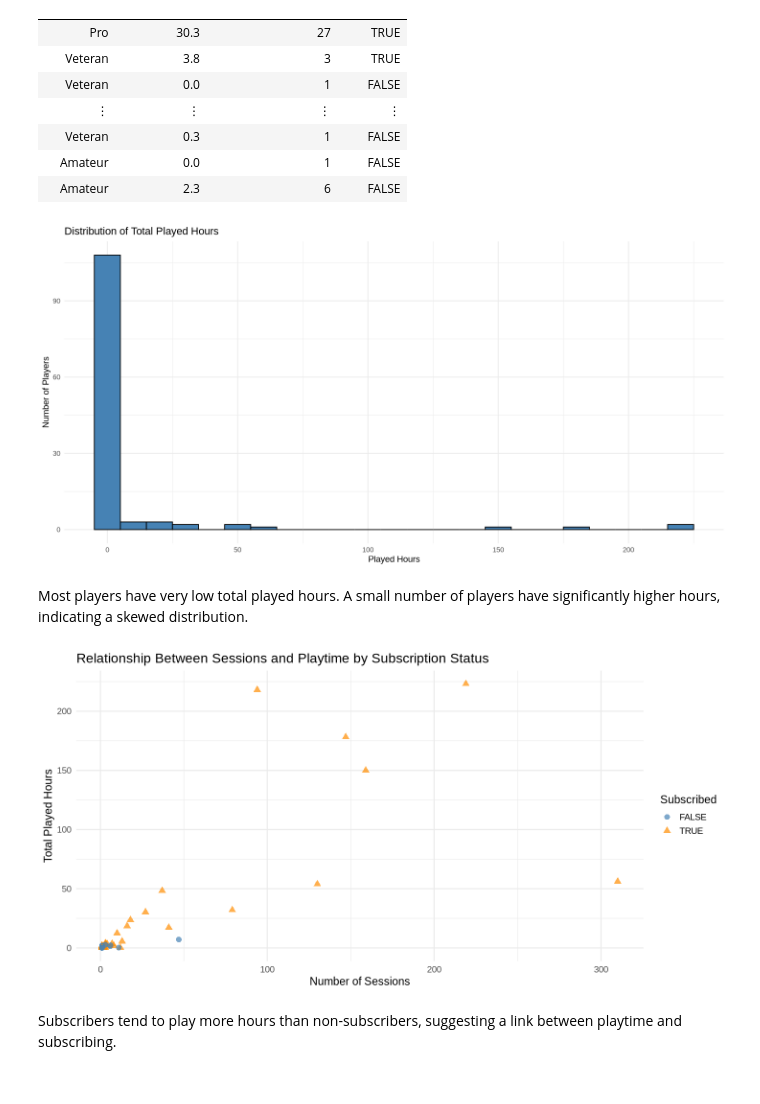
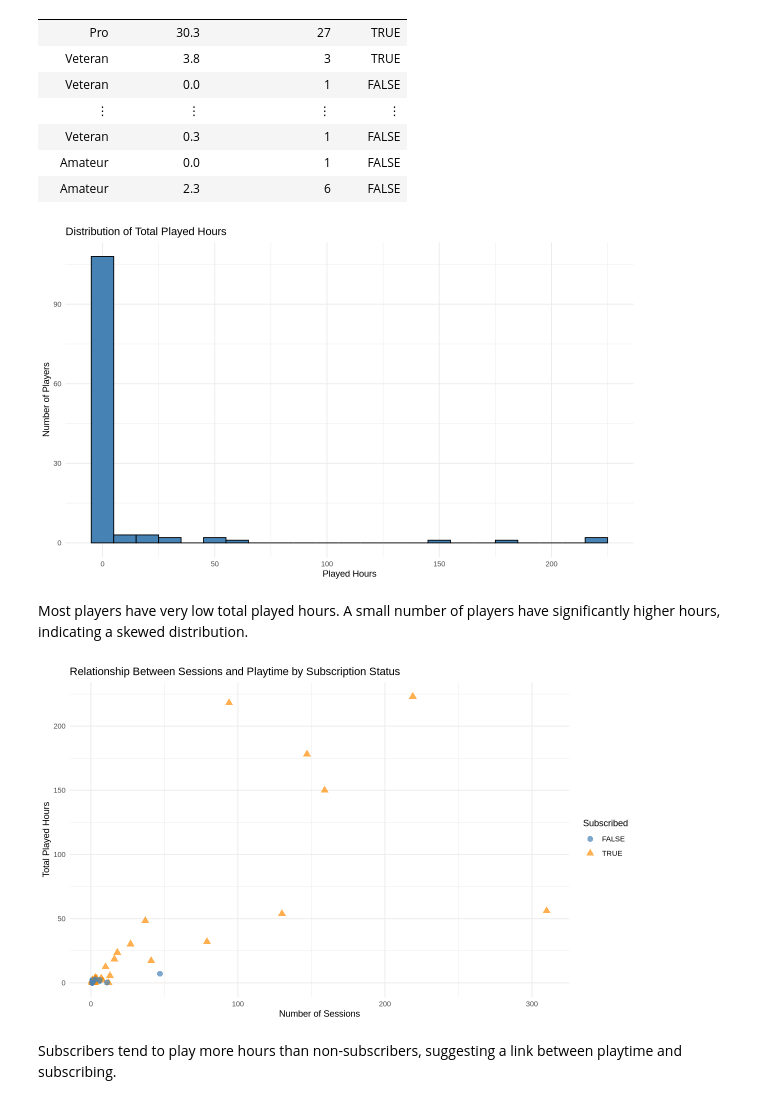
Before and after one commit to karunaj28/ds_project_planning, a Jupyter notebook: project_planning.ipynb, the cells around one changed output. Drawn from its saved outputs; the diff is of its cells as text; code cells hidden in the pictures.

```diff
--- a/project_planning.ipynb
+++ b/project_planning.ipynb
@@ -235,21 +235,21 @@ A tibble: 123 × 4
 # %%
 # Visualization 1: Distribution of Played Hours
 
-options(repr.plot.width = 12, repr.plot.height = 6)
+options(repr.plot.width = 10, repr.plot.height = 6)
 
 histogram_1 <- ggplot(players_final, aes(x = played_hours)) +
   geom_histogram(binwidth = 10, fill = "steelblue", color = "black") +
   labs(title = "Distribution of Total Played Hours", x = "Played Hours", y = "Number of Players") +
   theme_minimal()
 histogram_1
 # %% [output]
-[figure, old version]
+[figure, new version]
 # %% [markdown]
 Most players have very low total played hours. A small number of players have significantly higher hours, indicating a skewed distribution.
 # %%
 # Visualization 2: Number of Sessions vs. Played Hours by Subscription Status
 
-options(repr.plot.width = 12, repr.plot.height = 6)
+options(repr.plot.width = 10, repr.plot.height = 6)
 
 scatterplot_1 <- ggplot(players_final, aes(x = number_of_sessions, y = played_hours, color = as.factor(subscribe), shape = as.factor(subscribe))) +
   geom_point(alpha = 0.7, size = 3) +
@@ -260,11 +260,11 @@ scatterplot_1 <- ggplot(players_final, aes(x = number_of_sessions, y = played_ho
     y = "Total Played Hours",
     color = "Subscribed",
     shape = "Subscribed") +
-  theme_minimal(base_size = 14) +
+  theme_minimal() +
   theme(legend.position = "right")
 scatterplot_1
 # %% [output]
-[figure, old version]
+[figure, new version]
 # %% [markdown]
 Subscribers tend to play more hours than non-subscribers, suggesting a link between playtime and subscribing.
 # %%
```
Also changed, not shown: parts of 1 cell of this notebook.
